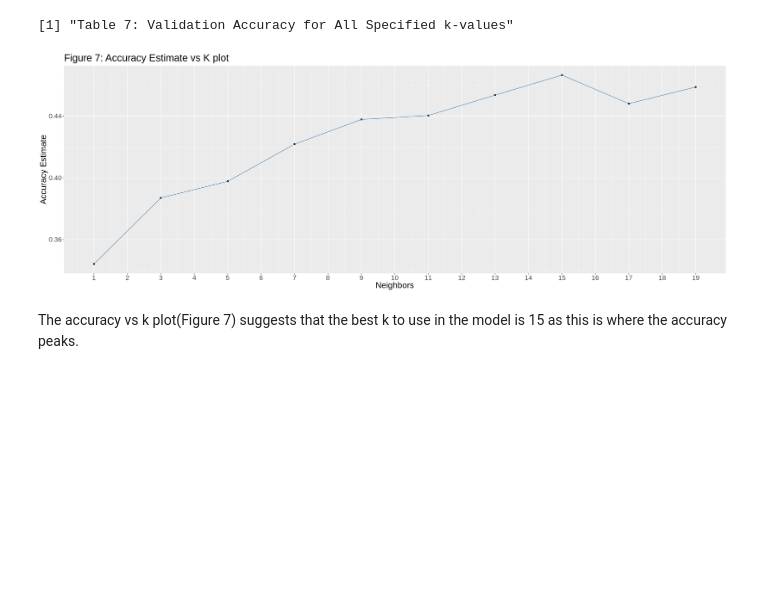
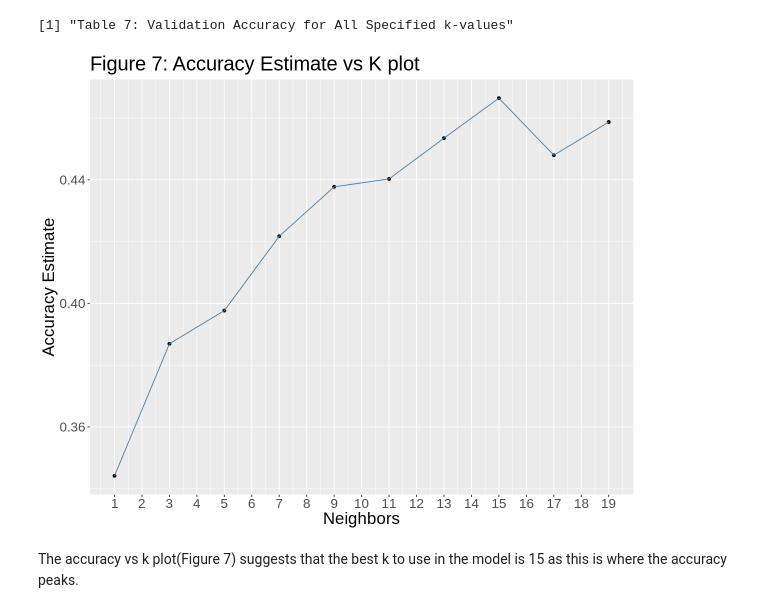
Before and after one commit to sachit-sharma/dsci-100-group-project-group53, a Jupyter notebook: project_report.ipynb, the cells around one changed output. Drawn from its saved outputs; the diff is of its cells as text; code cells hidden in the pictures; blank space fills up the shorter version.

```diff
--- a/project_report.ipynb
+++ b/project_report.ipynb
@@ -491,18 +491,18 @@ A tibble: 10 × 7
 [1] "Table 7: Validation Accuracy for All Specified k-values"
 # %%
 #Visualising the results using an accuracy estimate vs k plot
-options(repr.plot.width = 23, repr.plot.height = 8)
+options(repr.plot.width = 10, repr.plot.height = 8)
 
 accuracy_vs_k <- ggplot(knn_results, aes(x = neighbors, y = mean)) +
   geom_point() +
   geom_line(color = "steelblue") +
   labs(x = "Neighbors", y = "Accuracy Estimate") +
   ggtitle("Figure 7: Accuracy Estimate vs K plot") +
   scale_x_continuous(breaks = 1:20) +
   theme(text = element_text(size = 20))
 accuracy_vs_k
 # %% [output]
-[figure, old version]
+[figure, new version]
 # %%
 #Pulling the best k-value
 best_k <- knn_results |>
```
Also changed, not shown: parts of 9 cells of this notebook.
